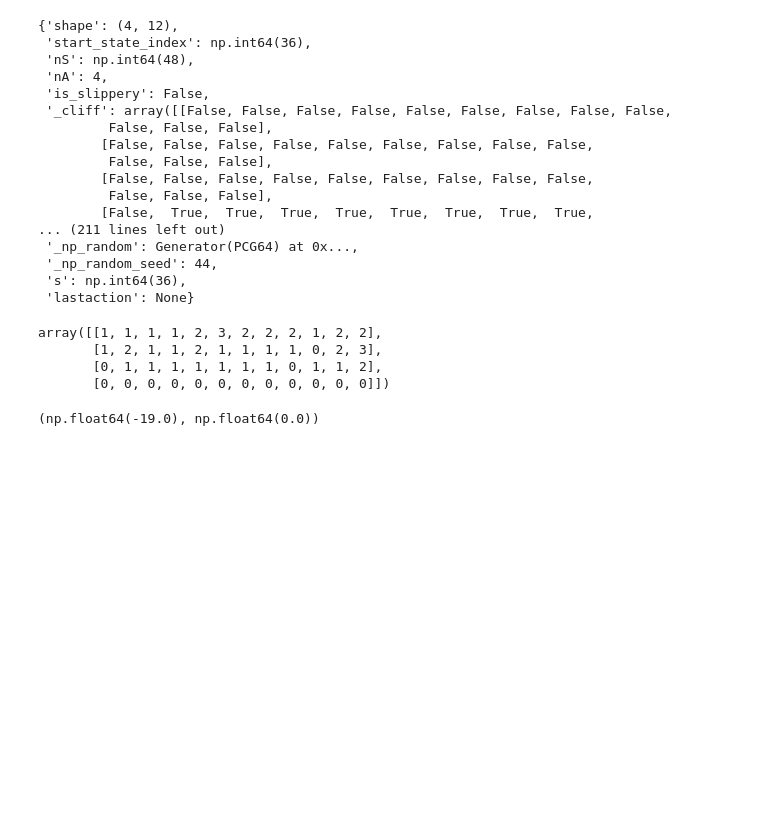
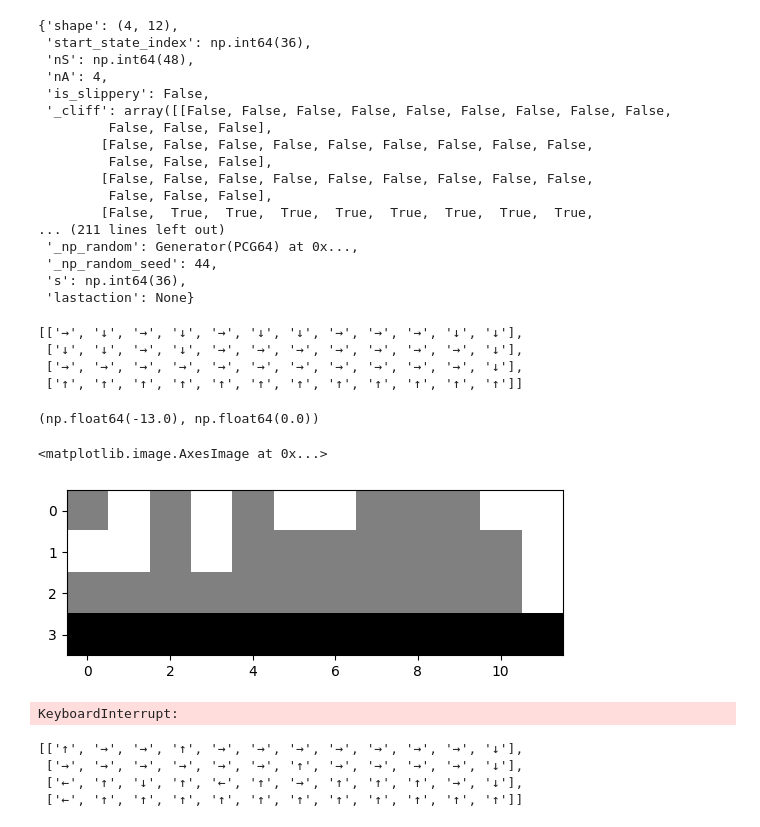
Before and after one commit to u7122029/rl_experiments, a Jupyter notebook: ch4/cliffwalking.ipynb, the cells around one changed output. Cells and saved outputs as stored; diff of their text form; code cells hidden in the pictures; blank space fills up the shorter version.

Commit message:
Competed cliffwalking with monte carlo methods.

```diff
--- a/ch4/cliffwalking.ipynb
+++ b/ch4/cliffwalking.ipynb
@@ -5,7 +5,7 @@ from gymnasium.wrappers import TimeLimit
 import matplotlib.pyplot as plt
 from tqdm import tqdm
 # %%
-env = TimeLimit(gym.make('CliffWalking-v0'), max_episode_steps=30)
+env = TimeLimit(gym.make('CliffWalking-v0'), max_episode_steps=60)
 train_seed = 42
 test_seed = 44
 # %%
@@ -112,13 +104,18 @@ def mc_exploring_start(env, train_seed, no_episodes=500000, gamma=1):
 # %%
-policy, q = mc_exploring_start(env, train_seed)
+policy, q = mc_exploring_start(env, train_seed, no_episodes=600000, gamma=1)
 # %%
-policy.argmax(axis=1).reshape(4, -1)
+[[directions[x] for x in lst] for lst in policy.argmax(axis=1).reshape(4, -1).tolist()]
 # %% [output]
-array([[1, 1, 1, 1, 2, 3, 2, 2, 2, 1, 2, 2],
-       [1, 2, 1, 1, 2, 1, 1, 1, 1, 0, 2, 3],
-       [0, 1, 1, 1, 1, 1, 1, 1, 0, 1, 1, 2],
-       [0, 0, 0, 0, 0, 0, 0, 0, 0, 0, 0, 0]])
+[['→', '↓', '→', '↓', '→', '↓', '↓', '→', '→', '→', '↓', '↓'],
+ ['↓', '↓', '→', '↓', '→', '→', '→', '→', '→', '→', '→', '↓'],
+ ['→', '→', '→', '→', '→', '→', '→', '→', '→', '→', '→', '↓'],
+ ['↑', '↑', '↑', '↑', '↑', '↑', '↑', '↑', '↑', '↑', '↑', '↑']]
 # %%
 test_policy(200, env, policy, test_seed)
 # %% [output]
-(np.float64(-19.0), np.float64(0.0))
+(np.float64(-13.0), np.float64(0.0))
+# %%
+plt.imshow(q.argmax(axis=1).reshape(4,-1), cmap='gray')
+# %% [output]
+<matplotlib.image.AxesImage at 0x...>
+[figure, added]
@@ -124,0 +244,13 @@ test_policy(200, env, policy, test_seed)
+# %%
+# I tried really hard to make this soft policy algorithm work, but it seems that it cannot effectively solve the cliffwalking environment.
+env = gym.make('CliffWalking-v0')
+policy_soft, q_soft = mc_soft_policy(env, train_seed)
+# %% [output]
+KeyboardInterrupt:
+# %%
+[[directions[x] for x in lst] for lst in policy_soft.argmax(axis=1).reshape(4, -1).tolist()]
+# %% [output]
+[['↑', '→', '→', '↑', '→', '→', '→', '→', '→', '→', '→', '↓'],
+ ['→', '→', '→', '→', '→', '→', '↑', '→', '→', '→', '→', '↓'],
+ ['←', '↑', '↓', '↑', '←', '↑', '→', '↑', '↑', '↑', '→', '↓'],
+ ['←', '↑', '↑', '↑', '↑', '↑', '↑', '↑', '↑', '↑', '↑', '↑']]
```
Also changed, not shown: parts of 11 cells of this notebook.
